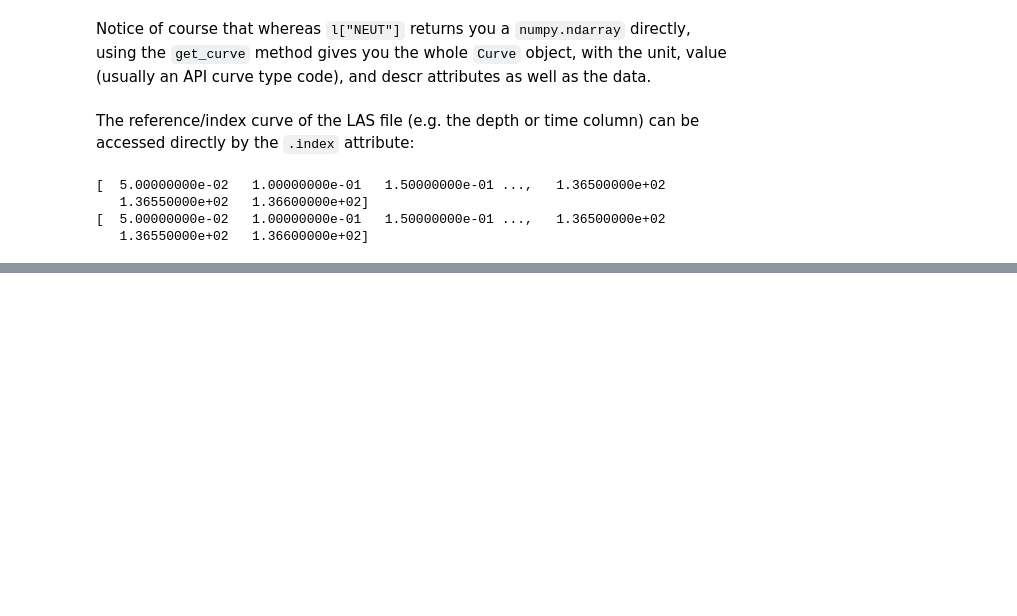
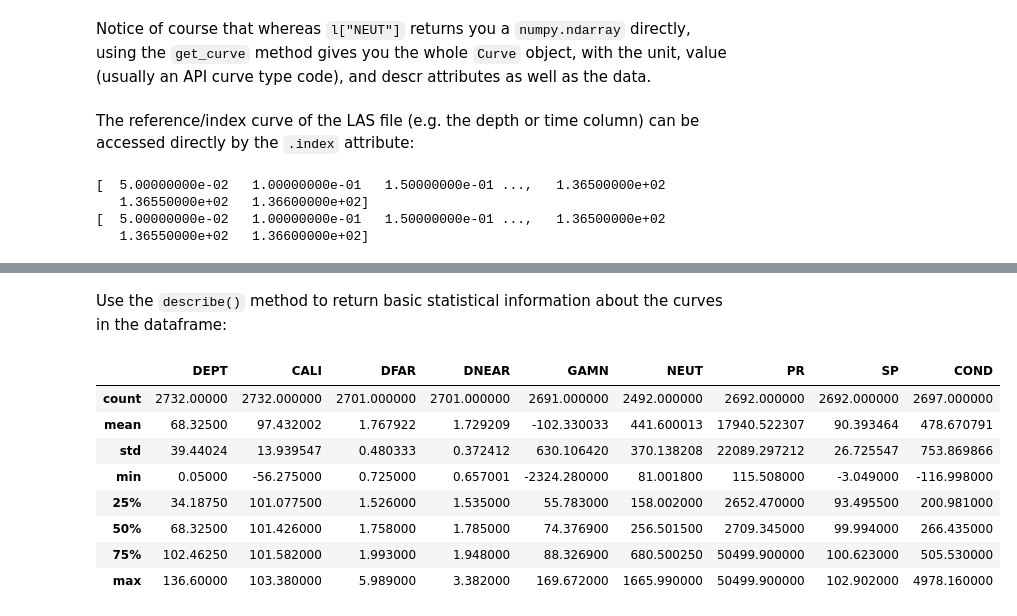
Before and after one commit to kinverarity1/lasio, a Jupyter notebook: notebooks/Detailed example of LASFile objects and attributes.ipynb, the cells around one changed output, grey strips where cells are left out. Saved outputs shown, nothing was run; the diff lists cells and outputs as text; code cells hidden in the pictures; blank space fills up the shorter version.

```diff
--- a/notebooks/Detailed example of LASFile objects and attributes.ipynb
+++ b/notebooks/Detailed example of LASFile objects and attributes.ipynb
@@ -244,0 +276,14 @@ for i, curve in enumerate(l.curves[1:]):
+# %% [markdown]
+Use the `describe()` method to return basic statistical information about the curves in the dataframe:
+# %%
+l.df.describe()
+# %% [output]
+|  | DEPT | CALI | DFAR | DNEAR | GAMN | NEUT | PR | SP | COND |
+| count | 2732.00000 | 2732.000000 | 2701.000000 | 2701.000000 | 2691.000000 | 2492.000000 | 2692.000000 | 2692.000000 | 2697.000000 |
+| mean | 68.32500 | 97.432002 | 1.767922 | 1.729209 | -102.330033 | 441.600013 | 17940.522307 | 90.393464 | 478.670791 |
+| std | 39.44024 | 13.939547 | 0.480333 | 0.372412 | 630.106420 | 370.138208 | 22089.297212 | 26.725547 | 753.869866 |
+| min | 0.05000 | -56.275000 | 0.725000 | 0.657001 | -2324.280000 | 81.001800 | 115.508000 | -3.049000 | -116.998000 |
+| 25% | 34.18750 | 101.077500 | 1.526000 | 1.535000 | 55.783000 | 158.002000 | 2652.470000 | 93.495500 | 200.981000 |
+| 50% | 68.32500 | 101.426000 | 1.758000 | 1.785000 | 74.376900 | 256.501500 | 2709.345000 | 99.994000 | 266.435000 |
+| 75% | 102.46250 | 101.582000 | 1.993000 | 1.948000 | 88.326900 | 680.500250 | 50499.900000 | 100.623000 | 505.530000 |
+| max | 136.60000 | 103.380000 | 5.989000 | 3.382000 | 169.672000 | 1665.990000 | 50499.900000 | 102.902000 | 4978.160000 |
```
Also changed, not shown: parts of 13 cells of this notebook.
